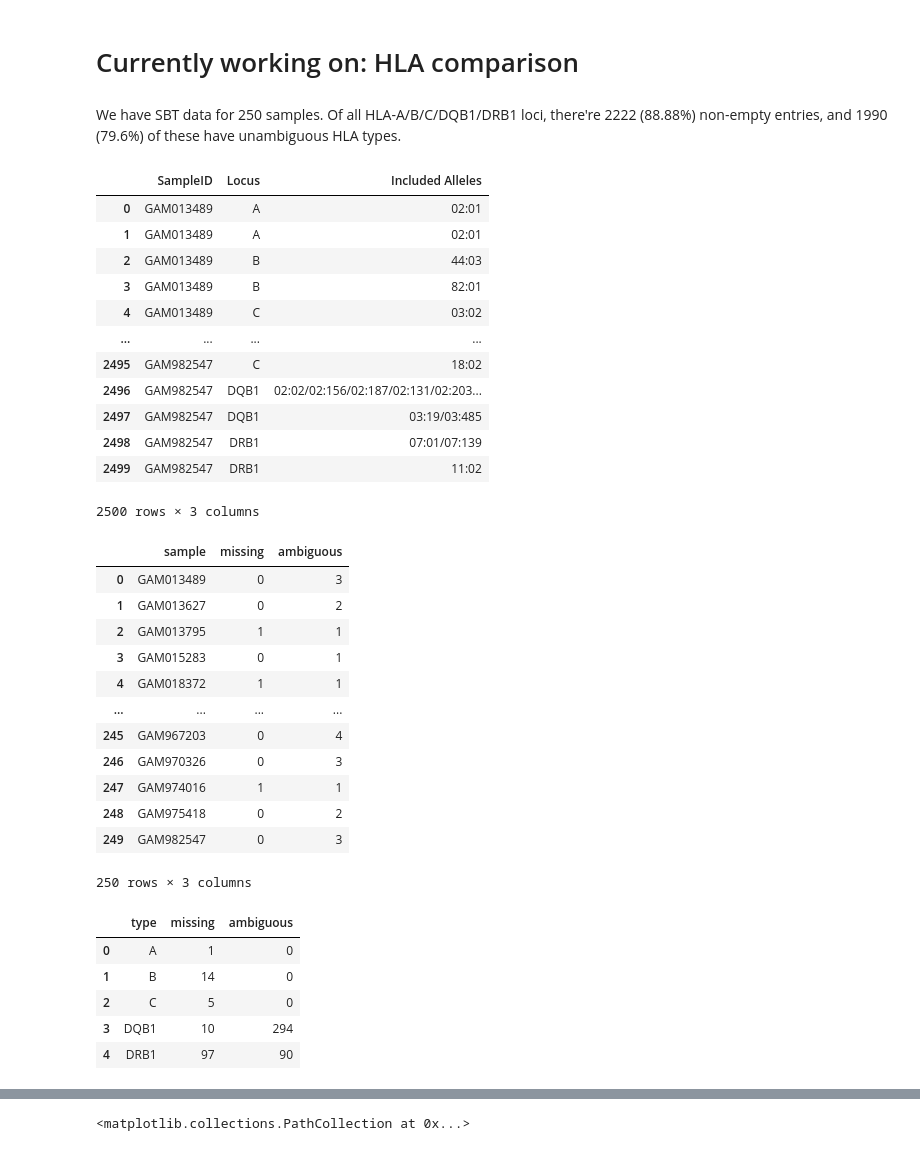
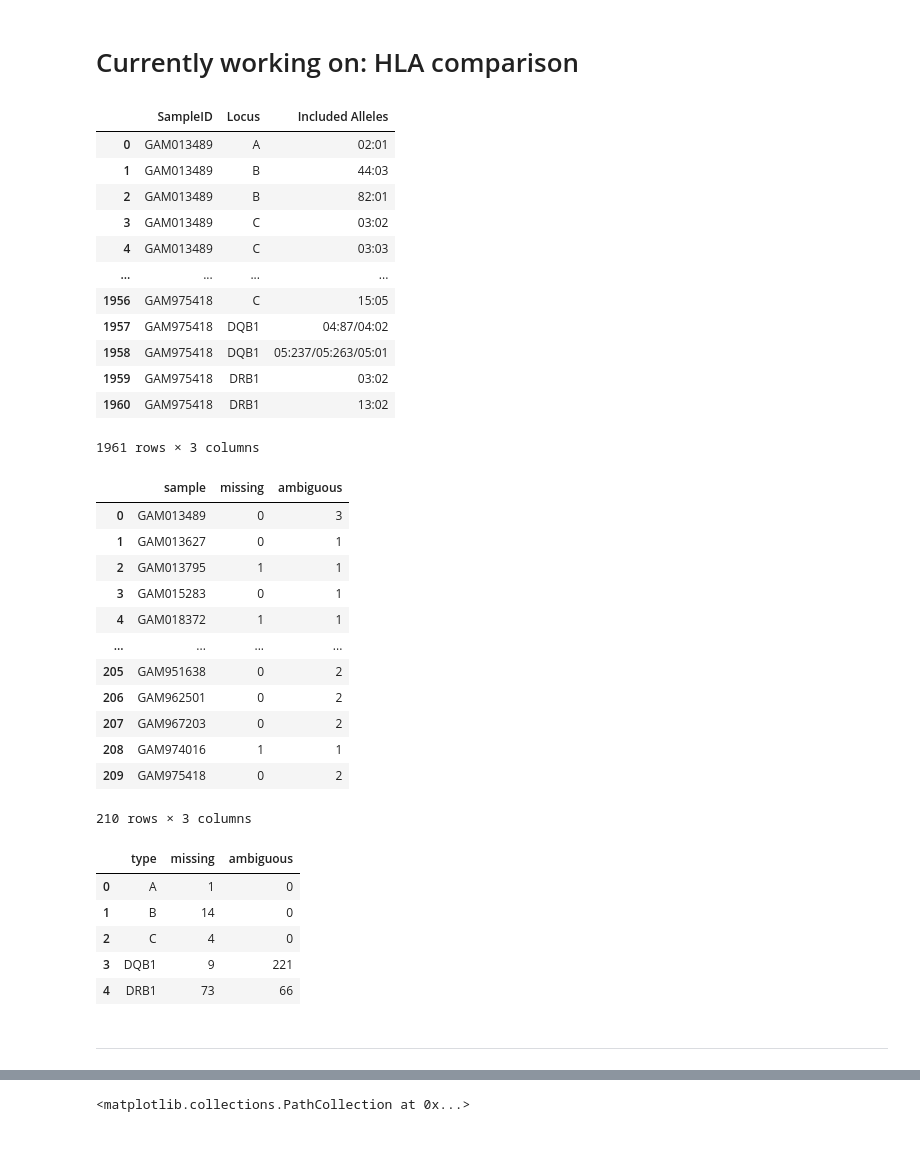
Before and after one commit to Suuuuuuuus/LCWGS_pipeline, a Jupyter notebook: scripts/lcwgs_tmp.ipynb, the cells around one changed output, grey strips where cells are left out. Saved outputs shown, nothing was run; the diff lists cells and outputs as text; code cells hidden in the pictures.

```diff
--- a/scripts/lcwgs_tmp.ipynb
+++ b/scripts/lcwgs_tmp.ipynb
@@ -45,8 +47,6 @@ importlib.reload(lcwgsus)
 <module 'lcwgsus' from '/well/band/users/rbx225/software/lcwgsus/lcwgsus/__init__.py'>
 # %% [markdown]
 # Currently working on: HLA comparison
-# %% [markdown]
-We have SBT data for 250 samples. Of all HLA-A/B/C/DQB1/DRB1 loci, there're 2222 (88.88\%) non-empty entries, and 1990 (79.6\%) of these have unambiguous HLA types.
 # %%
 def resolve_ambiguous_hla_type(r):
     if pd.isna(r['Included Alleles']):
@@ -59,38 +108,43 @@ def resolve_ambiguous_hla_type(r):
 # %%
 loci = ['A', 'B', 'C', 'DQB1', 'DRB1']
 
 hla = pd.read_csv('/well/band/users/rbx225/GAMCC/data/hla_direct_sequencing/HLA_direct_sequencing_all.csv')
 hla = hla[['SampleID', 'Locus', 'Included Alleles']]
 hla = hla[hla['Locus'].isin(loci)].reset_index(drop = True)
 
 hla = hla.apply(resolve_ambiguous_hla_type, axis = 1)
+
+sample_linker = pd.read_csv('data/metadata/sample_linker.csv')
+sample_linker = sample_linker[~sample_linker['Sample_Name'].str.contains('mini')]
+fv = list(sample_linker['Chip_Name'].values)
+hla = hla[hla['SampleID'].isin(fv)]
 
 for s in hla['SampleID'].unique():
     tmps = hla[hla['SampleID'] == s]
     for l in loci:
         tmpl = tmps[tmps['Locus'] == l]
         repeat = 2 - tmpl.shape[0]
         if repeat == 2:
             hla.loc[len(hla)] = [s, l, '-9']
             hla.loc[len(hla)] = [s, l, '-9']
         if repeat == 1:
             hla.loc[len(hla)] = [s, l, tmpl.iloc[0,2]]
 hla = hla.sort_values(by = ['SampleID', 'Locus']).reset_index(drop = True)
 hla
 # %% [output]
 |  | SampleID | Locus | Included Alleles |
 | 0 | GAM013489 | A | 02:01 |
-| 1 | GAM013489 | A | 02:01 |
-| 2 | GAM013489 | B | 44:03 |
-| 3 | GAM013489 | B | 82:01 |
-| 4 | GAM013489 | C | 03:02 |
+| 1 | GAM013489 | B | 44:03 |
+| 2 | GAM013489 | B | 82:01 |
+| 3 | GAM013489 | C | 03:02 |
+| 4 | GAM013489 | C | 03:03 |
 | ... | ... | ... | ... |
-| 2495 | GAM982547 | C | 18:02 |
-| 2496 | GAM982547 | DQB1 | 02:02/02:156/02:187/02:131/02:203... |
-| 2497 | GAM982547 | DQB1 | 03:19/03:485 |
-| 2498 | GAM982547 | DRB1 | 07:01/07:139 |
-| 2499 | GAM982547 | DRB1 | 11:02 |
+| 1956 | GAM975418 | C | 15:05 |
+| 1957 | GAM975418 | DQB1 | 04:87/04:02 |
+| 1958 | GAM975418 | DQB1 | 05:237/05:263/05:01 |
+| 1959 | GAM975418 | DRB1 | 03:02 |
+| 1960 | GAM975418 | DRB1 | 13:02 |
-2500 rows × 3 columns
+1961 rows × 3 columns
 # %%
 sample_missing = pd.DataFrame(columns = ['sample', 'missing', 'ambiguous'])
 for s in hla['SampleID'].unique():
@@ -103,17 +157,17 @@ sample_missing
 # %% [output]
 |  | sample | missing | ambiguous |
 | 0 | GAM013489 | 0 | 3 |
-| 1 | GAM013627 | 0 | 2 |
+| 1 | GAM013627 | 0 | 1 |
 | 2 | GAM013795 | 1 | 1 |
 | 3 | GAM015283 | 0 | 1 |
 | 4 | GAM018372 | 1 | 1 |
 | ... | ... | ... | ... |
-| 245 | GAM967203 | 0 | 4 |
-| 246 | GAM970326 | 0 | 3 |
-| 247 | GAM974016 | 1 | 1 |
-| 248 | GAM975418 | 0 | 2 |
-| 249 | GAM982547 | 0 | 3 |
+| 205 | GAM951638 | 0 | 2 |
+| 206 | GAM962501 | 0 | 2 |
+| 207 | GAM967203 | 0 | 2 |
+| 208 | GAM974016 | 1 | 1 |
+| 209 | GAM975418 | 0 | 2 |
-250 rows × 3 columns
+210 rows × 3 columns
 # %%
 type_missing = pd.DataFrame(columns = ['type', 'missing', 'ambiguous'])
 for l in hla['Locus'].unique():
@@ -127,11 +181,13 @@ type_missing
 |  | type | missing | ambiguous |
 | 0 | A | 1 | 0 |
 | 1 | B | 14 | 0 |
-| 2 | C | 5 | 0 |
-| 3 | DQB1 | 10 | 294 |
-| 4 | DRB1 | 97 | 90 |
+| 2 | C | 4 | 0 |
+| 3 | DQB1 | 9 | 221 |
+| 4 | DRB1 | 73 | 66 |
 # %%
 locis = [i+'1' for i in loci] + [i+'2' for i in loci]
+# %% [markdown]
+---
 # %%
 hla = pd.read_csv('/well/band/users/rbx225/GAMCC/data/hla_direct_sequencing/HLA_direct_sequencing.csv',
                   usecols = ['SampleID'] + locis)
```
Also changed, not shown: parts of 17 cells of this notebook, 1 other file.
